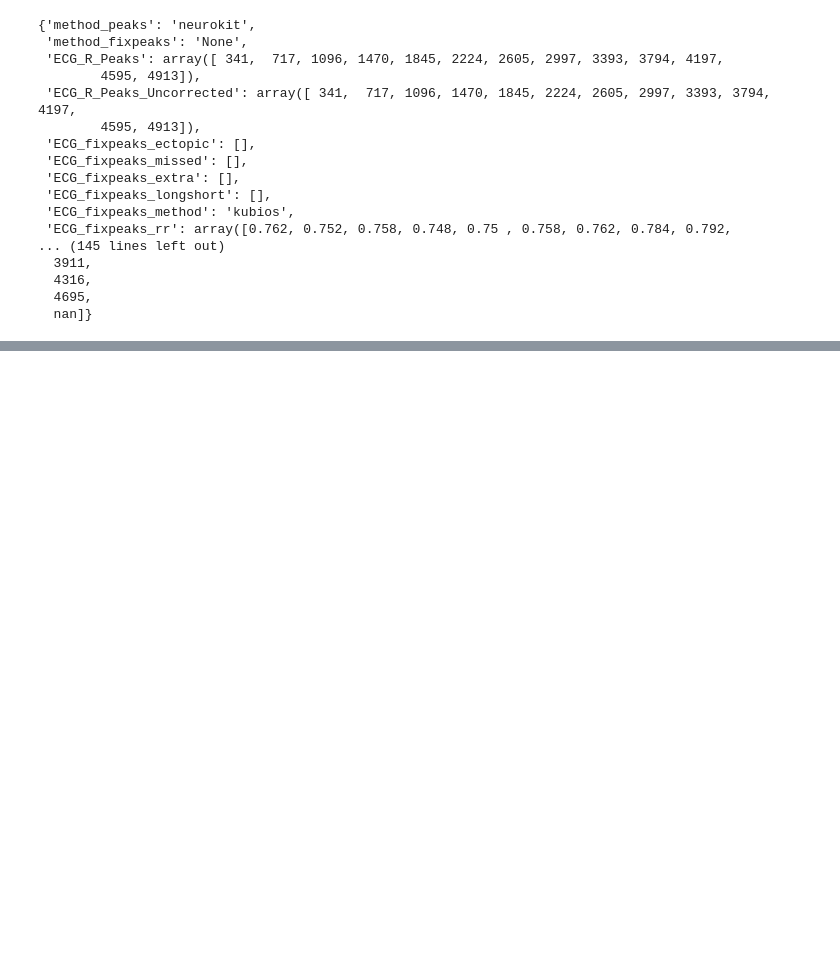
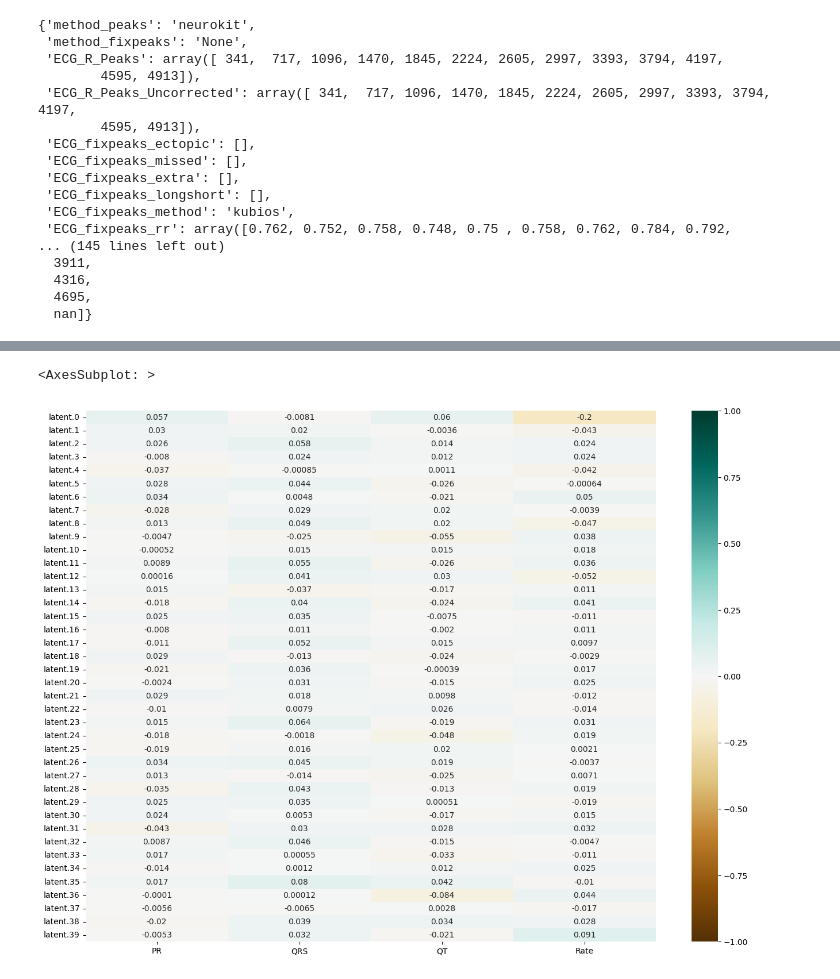
Before and after one commit to isears/ptbxlae, a Jupyter notebook: notebooks/eval_pipeline.ipynb, the cells around one changed output, grey strips where cells are left out. Cells and saved outputs as stored; diff of their text form; code cells hidden in the pictures; blank space fills up the shorter version.

Commit message:
Correlate ecg features with latent features

```diff
--- a/notebooks/eval_pipeline.ipynb
+++ b/notebooks/eval_pipeline.ipynb
@@ -325,3 +325,6 @@ ecg_features
 | 1503 | 103.454545 | 100.545455 | 373.090909 | 75.809786 | NaN | NaN |
 | 1504 | 133.076923 | 93.076923 | 331.538462 | 86.321381 | NaN | NaN |
 1505 rows × 6 columns
+# %%
+correlation_df = pd.concat([ecg_features[['PR', 'QRS', 'QT', 'Rate']], latent_df], axis=1)
+correlation_df
@@ -327,0 +345,10 @@ ecg_features
+# %%
+import seaborn as sns
+
+import matplotlib.pyplot as plt
+plt.figure(figsize=(16, 12))
+
+sns.heatmap(correlation_df.corr().loc[[f"latent.{x}" for x in range(0, 40)], ['PR', 'QRS', 'QT', 'Rate']], annot=True, vmin=-1, vmax=1, cmap="BrBG")
+# %% [output]
+<AxesSubplot: >
+[figure, added]
```
Also changed, not shown: parts of 2 cells of this notebook.
